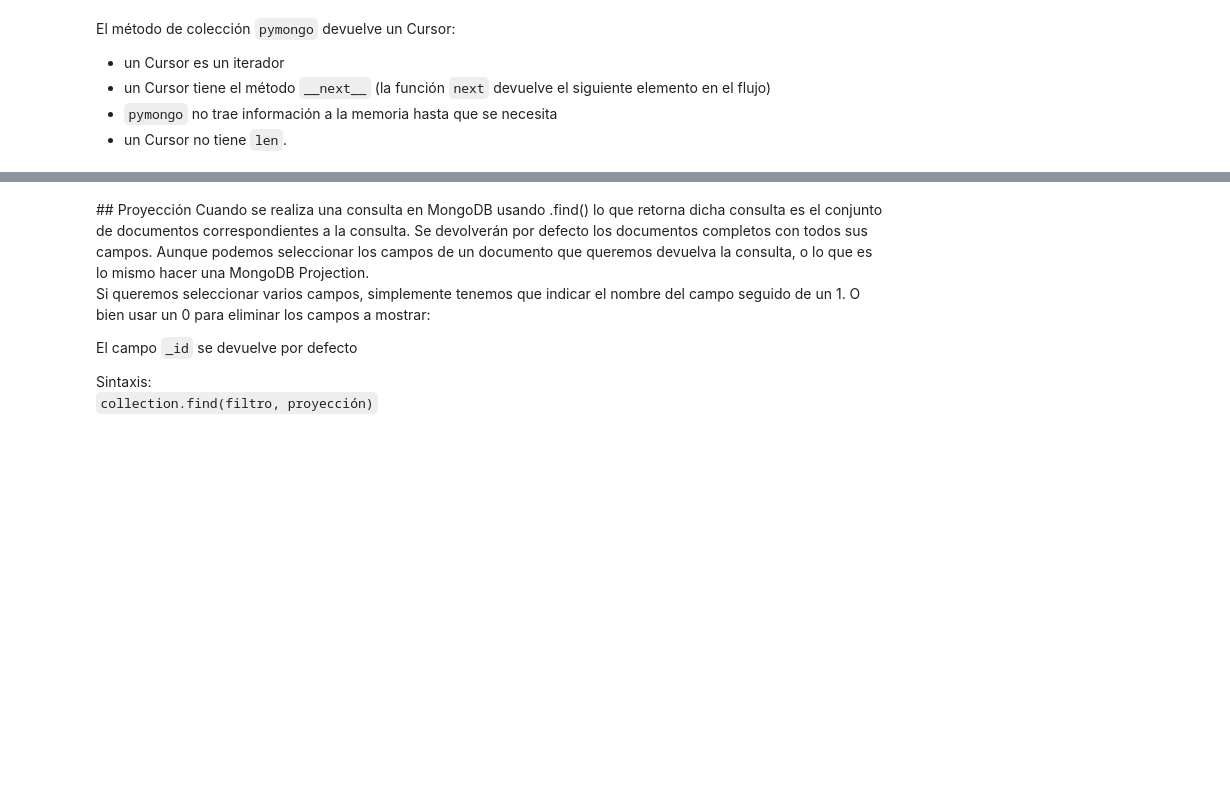
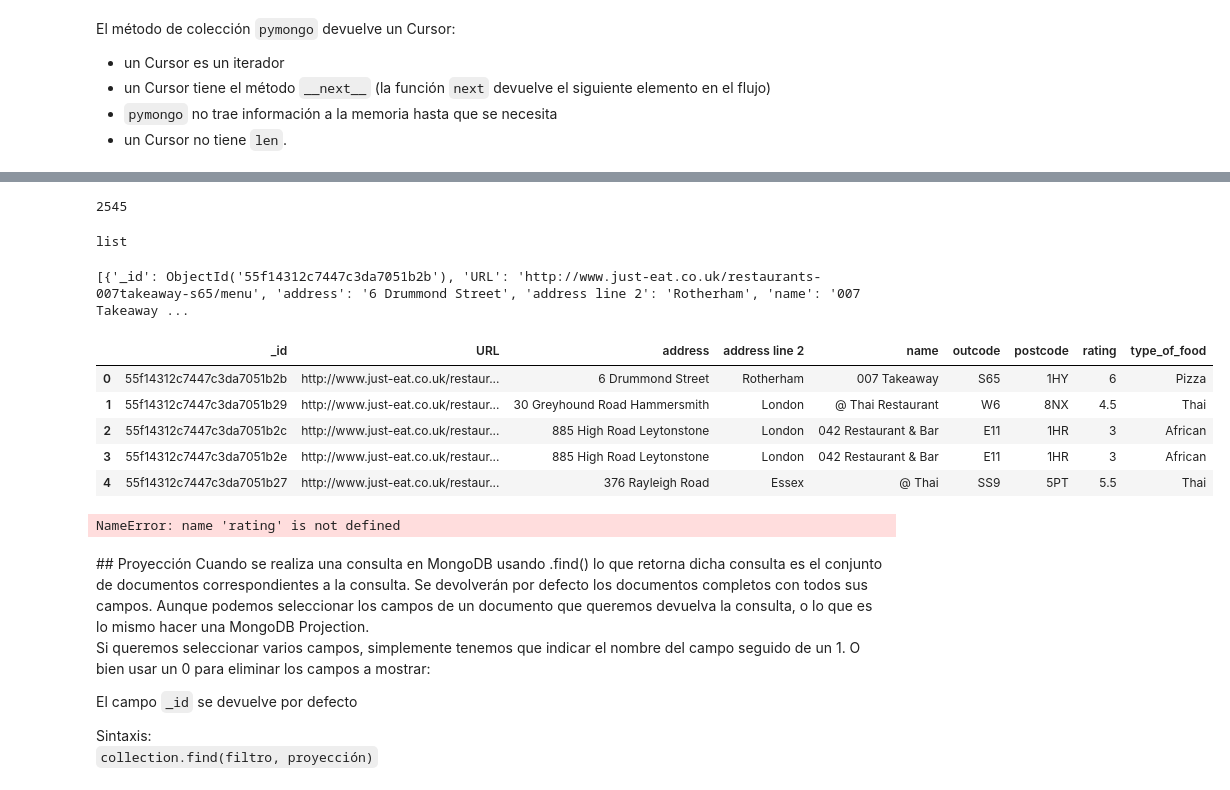
Before and after one commit to Ironhack-Data-Madrid-Octubre-2021/apuntes_clase, a Jupyter notebook: semana_04/01-MongoDB.ipynb, the cells around one changed output, grey strips where cells are left out. Saved outputs shown, nothing was run; the diff lists cells and outputs as text; code cells hidden in the pictures; blank space fills up the shorter version.

```diff
--- a/semana_04/01-MongoDB.ipynb
+++ b/semana_04/01-MongoDB.ipynb
@@ -56,3 +67,4 @@ El servidor de Mongo tiene que estar activo y normalmente está corriendo en el
 ### Nos conectamos con la base de datos
 # %%
 # Para crear una conexión con la base de datos en la que vayamos a trabajar
+db = client.get_database("ironhack")
@@ -74,3 +122,4 @@ El servidor de Mongo tiene que estar activo y normalmente está corriendo en el
 ### Nos conectamos a una colección en concreto para hacer las consultas
 # %%
 # Elegimos la colección con la que vamos a trabajar
+c = db.get_collection("restaurants")
@@ -101,3 +198,5 @@ WHERE "type_of_food" = "Thai"
 # %% [markdown]
 ### Método `find`
 `collection.find(filter)`
+# %%
+documentos = c.find()
@@ -109,0 +233,14 @@ El método de colección `pymongo` devuelve un Cursor:
+# %%
+documentos_lista = list(documentos)
+# %%
+len(documentos_lista)
+# %% [output]
+2545
+# %%
+type(documentos_lista)
+# %% [output]
+list
+# %%
+print(documentos_lista[0:3])
+# %% [output]
+[{'_id': ObjectId('55f14312c7447c3da7051b2b'), 'URL': 'http://www.just-eat.co.uk/restaurants-007takeaway-s65/menu', 'address': '6 Drummond Street', 'address line 2': 'Rotherham', 'name': '007 Takeaway ...
@@ -110,2 +249,12 @@ El método de colección `pymongo` devuelve un Cursor:
+# %%
+df = pd.DataFrame(documentos_lista)
+df.head()
+# %% [output]
+|  | _id | URL | address | address line 2 | name | outcode | postcode | rating | type_of_food |
+| 0 | 55f14312c7447c3da7051b2b | http://www.just-eat.co.uk/restaur... | 6 Drummond Street | Rotherham | 007 Takeaway | S65 | 1HY | 6 | Pizza |
+| 1 | 55f14312c7447c3da7051b29 | http://www.just-eat.co.uk/restaur... | 30 Greyhound Road Hammersmith | London | @ Thai Restaurant | W6 | 8NX | 4.5 | Thai |
+| 2 | 55f14312c7447c3da7051b2c | http://www.just-eat.co.uk/restaur... | 885 High Road Leytonstone | London | 042 Restaurant & Bar | E11 | 1HR | 3 | African |
+| 3 | 55f14312c7447c3da7051b2e | http://www.just-eat.co.uk/restaur... | 885 High Road Leytonstone | London | 042 Restaurant & Bar | E11 | 1HR | 3 | African |
+| 4 | 55f14312c7447c3da7051b27 | http://www.just-eat.co.uk/restaur... | 376 Rayleigh Road | Essex | @ Thai | SS9 | 5PT | 5.5 | Thai |
 # %%
 # Hacemos un filtrado para ver los que tienen un rating de 5
@@ -112,3 +265,7 @@ El método de colección `pymongo` devuelve un Cursor:
+# %%
+c.find({rating:5})
+# %% [output]
+NameError: name 'rating' is not defined
 # %% [markdown]
 ## Proyección
 Cuando se realiza una consulta en MongoDB usando .find() lo que retorna dicha consulta es el conjunto de documentos correspondientes a la consulta. Se devolverán por defecto los documentos completos con todos sus campos. Aunque podemos seleccionar los campos de un documento que queremos devuelva la consulta, o lo que es lo mismo hacer una MongoDB Projection.
```
Also changed, not shown: parts of 71 cells of this notebook.
